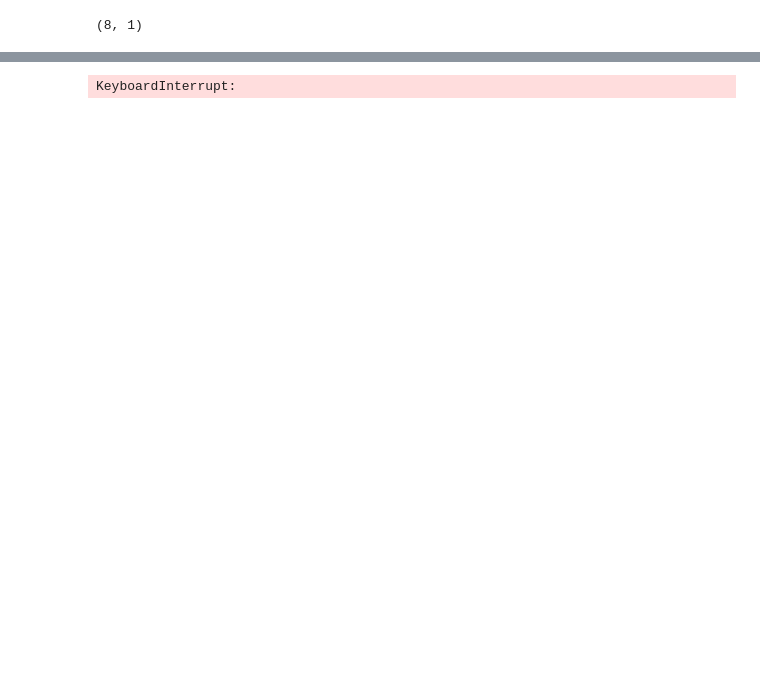
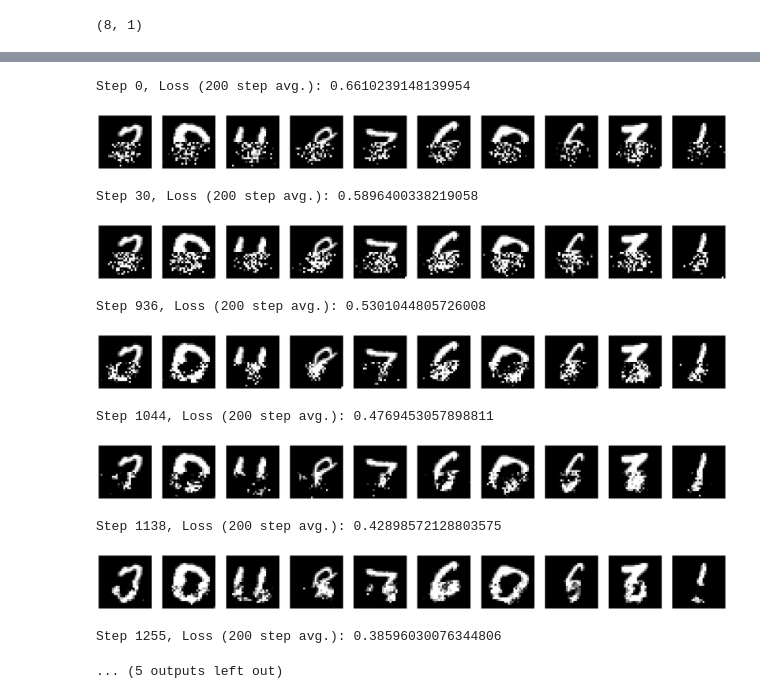
Before and after one commit to maxeonyx/msc, a Jupyter notebook: cgt-mnist/cgt-mnist.ipynb, the cells around one changed output, grey strips where cells are left out. Drawn from its saved outputs; the diff is of its cells as text; code cells hidden in the pictures; blank space fills up the shorter version.

```diff
--- a/cgt-mnist/cgt-mnist.ipynb
+++ b/cgt-mnist/cgt-mnist.ipynb
@@ -29,10 +29,10 @@ config = {
     'test_minibatch_size': 10,
     'n_colors': 8,
     'model': {
-        'n_layers': 16,
-        'ffl_dim': 256,
-        'embd_dim': 512,
-        'n_heads': 8,
+        'n_layers': 6,
+        'ffl_dim': 128,
+        'embd_dim': 64,
+        'n_heads': 4,
         'dropout_rate': 0.1,
         'use_idxs_input': True,
     },
@@ -43,12 +43,12 @@ config = {
         'square_regions': False,
     },
     'lr_warmup_steps': 1000,
-    'lr_schedule': 'warmup_inv_square',
+    'lr_schedule': 'warmup_exponential',
     'max_lr': 0.0025,
     'min_lr': 0.00001,
     'batch_size_schedule': 'constant',
-    'start_batch_size': 16,
-    'end_batch_size': 1000,
+    'start_batch_size': 1,
+    'end_batch_size': 16,
     'steps_per_epoch': 1000,
     'n_epochs': 30,
     'seq_length': 784,
@@ -146,7 +146,7 @@ def unquantize(x):
     x_one_hot = tf.cast(tf.one_hot(x, depth=len(centroids)), dtype=tf.float16)  # (seq, num_centroids)
     return tf.linalg.matmul(x_one_hot,centroids)  # (seq, num_features)
 
-def shuffled_indices(sequence, label):
+def shuffle_and_add_indices(sequence, label):
 
     idxs = tf.range(config['seq_length'], dtype=tf.int32)
     idxs = tf.random.shuffle(idxs)
@@ -155,7 +155,7 @@ def shuffled_indices(sequence, label):
 
     return sequence, idxs, label
 
-def indices(sequence, label):
+def add_indices(sequence, label):
 
     idxs = tf.range(config['seq_length'], dtype=tf.int32)
 
@@ -166,7 +166,7 @@ dataset_train = (
     .map(normalize_image)
     .map(flatten)
     .map(quantize)
-    .map(shuffled_indices)
+    .map(shuffle_and_add_indices)
     .cache()
     .repeat()
     .shuffle(config['dataset']['buffer_size'])
@@ -178,7 +178,7 @@ dataset_test = (
     .map(normalize_image)
     .map(flatten)
     .map(quantize)
-    .map(indices)
+    .map(add_indices)
     .cache()
     .batch(config['test_minibatch_size'], drop_remainder=True)
     .prefetch(tf.data.experimental.AUTOTUNE)
@@ -639,7 +636,18 @@ def train(n_epochs, steps_per_epoch, do_eval):
 # %%
-train(n_epochs, steps_per_epoch, do_eval=False)
+train(n_epochs, steps_per_epoch, do_eval=True)
 # %% [output]
 [interactive output not drawn]
-KeyboardInterrupt:
+Step 0, Loss (200 step avg.): 0.6610239148139954
+[figure, added]
+Step 30, Loss (200 step avg.): 0.5896400338219058
+[figure, added]
+Step 936, Loss (200 step avg.): 0.5301044805726008
+[figure, added]
+Step 1044, Loss (200 step avg.): 0.4769453057898811
+[figure, added]
+Step 1138, Loss (200 step avg.): 0.42898572128803575
+[figure, added]
+Step 1255, Loss (200 step avg.): 0.38596030076344806
+... (5 outputs left out)
 # %%
 process_batch(test_batch_colors, test_batch_idxs, show_input=True)
```
Also changed, not shown: parts of 11 cells of this notebook.
